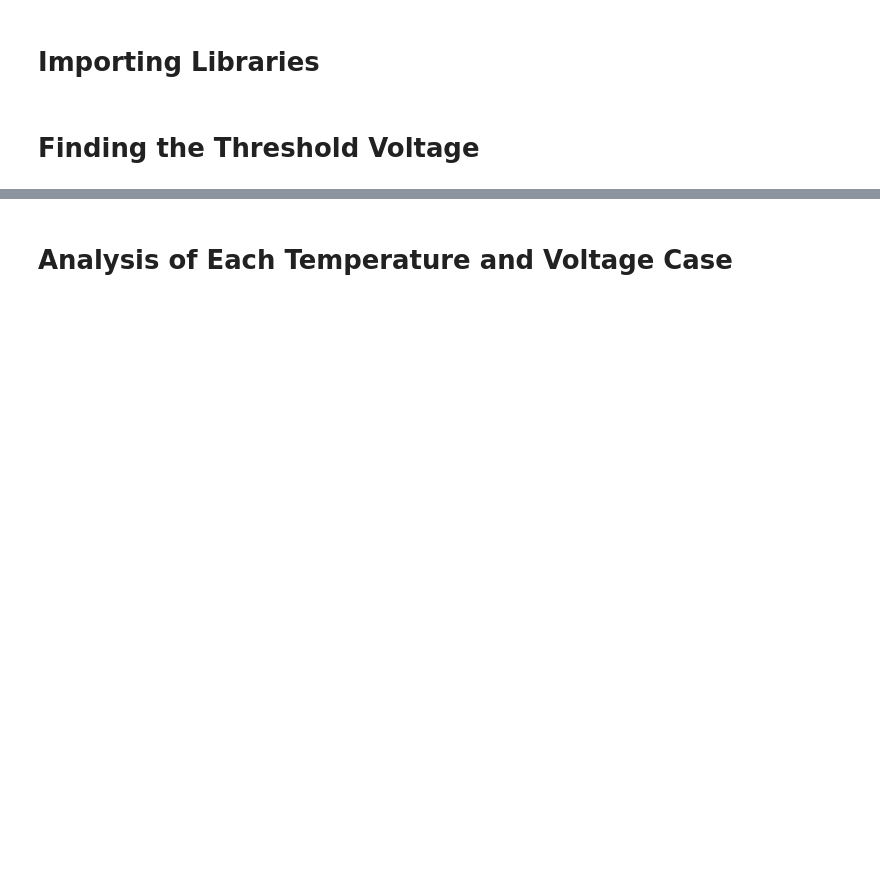
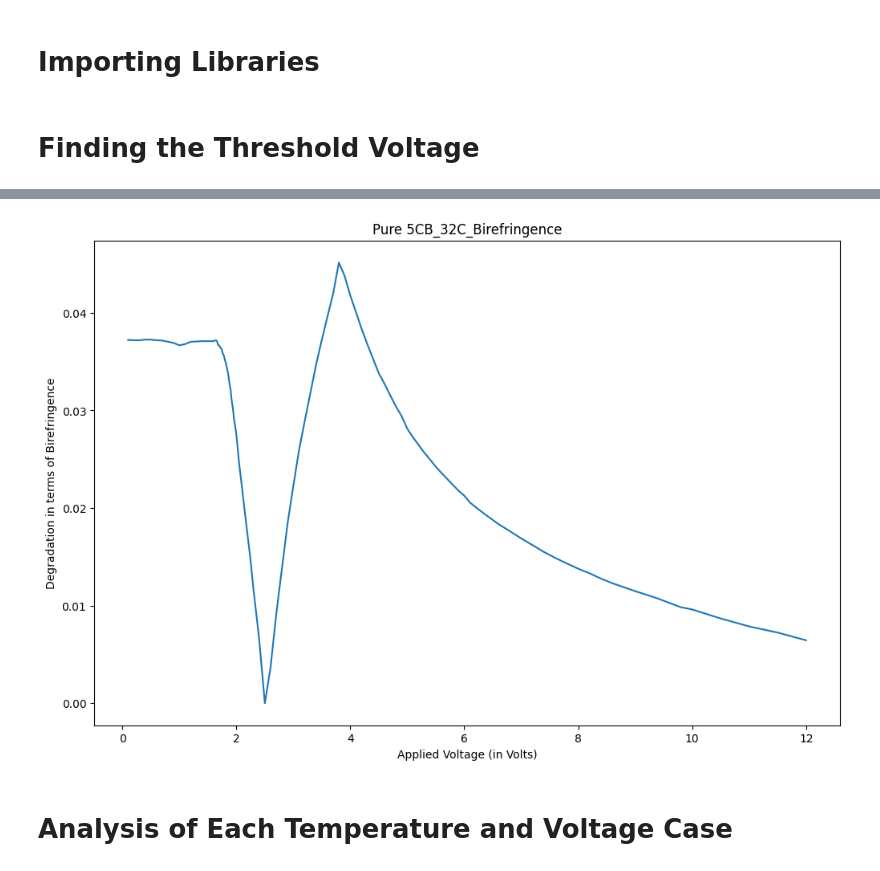
Before and after one commit to avi1299/LC_Analysis, a Jupyter notebook: Analyser-Automated.ipynb, the cells around one changed output, grey strips where cells are left out. Saved outputs shown, nothing was run; the diff lists cells and outputs as text; code cells hidden in the pictures; blank space fills up the shorter version.

```diff
--- a/Analyser-Automated.ipynb
+++ b/Analyser-Automated.ipynb
@@ -61,22 +79,24 @@ plt.show()
 # %%
 #FInding the birefringence from the Intensity vs Voltage Data
 #Threshold Voltage depends on temperature of material
 plt.figure(2,figsize=(12, 8), dpi=100, linewidth=0.1)
 plt.ylabel("Degradation in terms of Birefringence")
 plt.xlabel("Applied Voltage (in Volts)")
 biref=np.arccos(1-vthdata['Intensity']*2)/2/pi/thickness*wavelength
 plt.plot(vthdata['Voltage'],biref)
 
 indx_max = np.argmax(biref)
-plt.plot(vthdata['Voltage'][indx_max], biref[indx_max], 'ro')
+#plt.plot(vthdata['Voltage'][indx_max], biref[indx_max], 'ro')
 b=biref[indx_max]
 #plt.plot(vth*np.ones(2),[1,vthdata['Intensity'][indx_max]])
-plt.annotate("Max Birefringence:"+ str(b),(vthdata['Voltage'][indx_max], biref[indx_max]),xytext=(vthdata['Voltage'][indx_max]+0.25, biref[indx_max]))
-print("Max Birefrigence:"+ str(b)+'V')
+#plt.annotate("Max Birefringence:"+ str(b),(vthdata['Voltage'][indx_max], biref[indx_max]),xytext=(vthdata['Voltage'][indx_max]+0.25, biref[indx_max]))
+#print("Max Birefrigence:"+ str(b)+'V')
 
 plt.title(name_of_LC+"_32C_"+"Birefringence")
 plt.savefig(output_path+"/"+name_of_LC+"_"+"Birefringence.jpg", dpi=300,bbox_inches='tight')
 plt.show()
+# %% [output]
+[figure, added]
 # %%
 vths=[None,None,None,vth]
 # %% [markdown]
```
Also changed, not shown: parts of 6 cells of this notebook, 2 other files.
